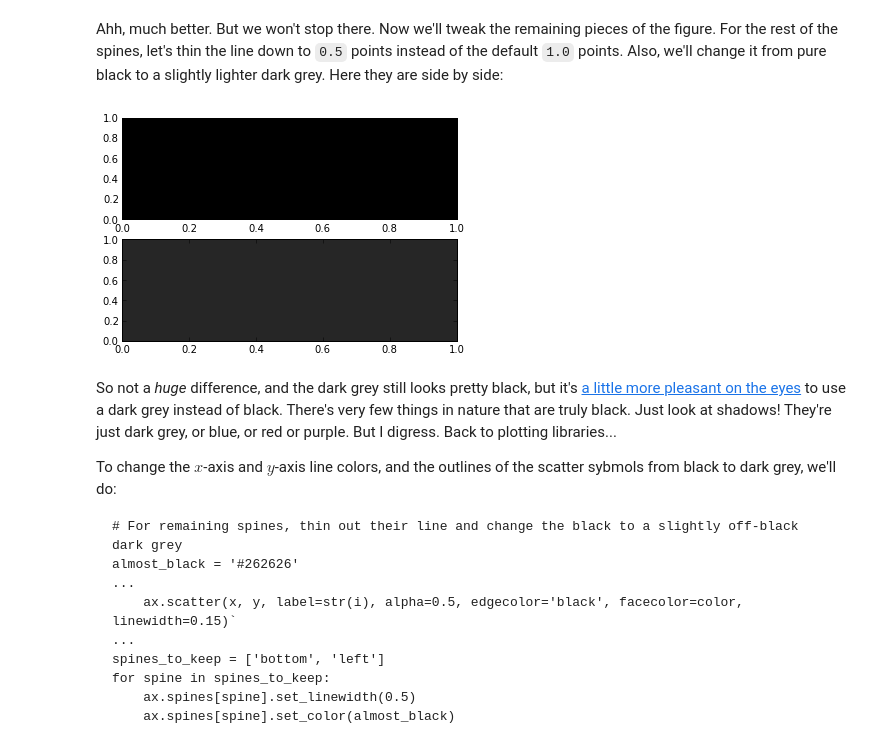
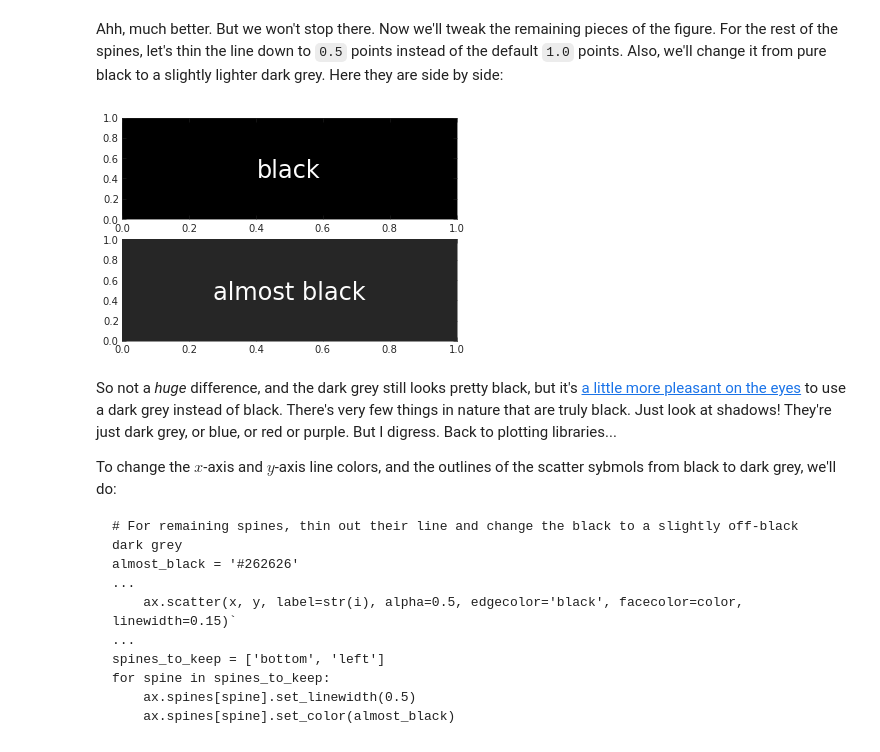
Before and after one commit to olgabot/prettyplotlib, a Jupyter notebook: examples/scatter.ipynb, the cells around one changed output. Cells and saved outputs as stored; diff of their text form; code cells hidden in the pictures.

```diff
--- a/examples/scatter.ipynb
+++ b/examples/scatter.ipynb
@@ -208,12 +208,15 @@ fig.savefig('scatter_matplotlib_improved_06_removed_ticks.png')
 [figure]
 # %% [markdown]
 Ahh, much better. But we won't stop there. Now we'll tweak the remaining pieces of the figure. For the rest of the spines, let's thin the line down to `0.5` points instead of the default `1.0` points. Also, we'll change it from pure black to a slightly lighter dark grey. Here they are side by side:
-# %%
-fig, axes = plt.subplots(2)
-axes[0].set_axis_bgcolor('black')
-axes[1].set_axis_bgcolor('#262626')
-# %% [output]
-[figure, removed]
+# %%
+fig, axes = plt.subplots(2)
+axes[0].set_axis_bgcolor('black')
+axes[0].text(0.5, 0.5, 'black', color='white', fontsize=24, va='center', ha='center')
+axes[1].set_axis_bgcolor('#262626')
+axes[1].text(0.5, 0.5, 'almost black', fontsize=24, color='white', va='center', ha='center')
+fig.savefig('black_vs_almost_black.png')
+# %% [output]
+[figure, added]
 # %% [markdown]
 So not a *huge* difference, and the dark grey still looks pretty black, but it's [a little more pleasant on the eyes](http://ianstormtaylor.com/design-tip-never-use-black/) to use a dark grey instead of black. There's very few things in nature that are truly black. Just look at shadows! They're just dark grey, or blue, or red or purple. But I digress. Back to plotting libraries...
 
```
Also changed, not shown: 38 other files.
